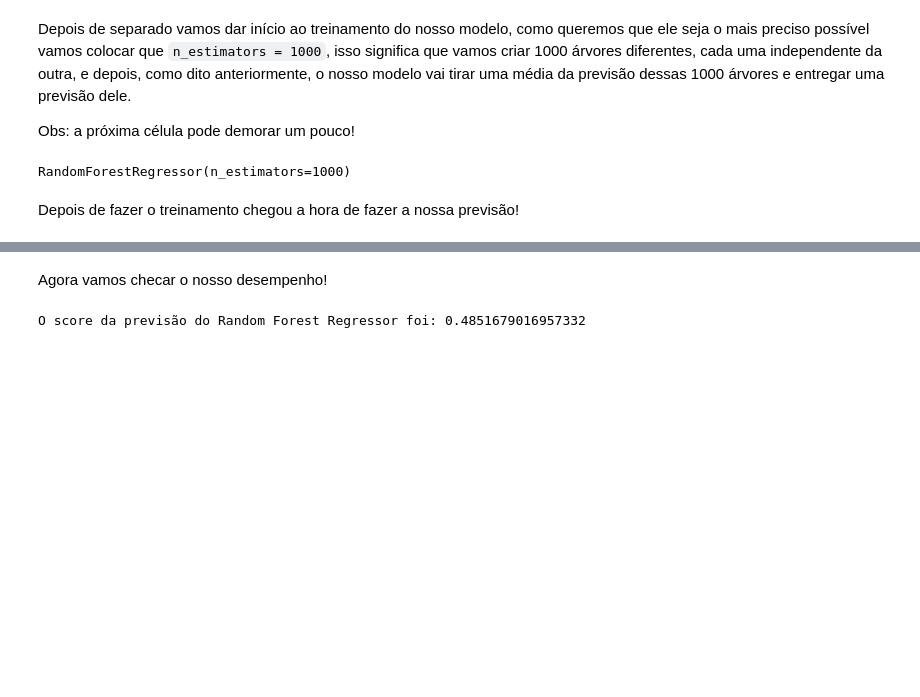
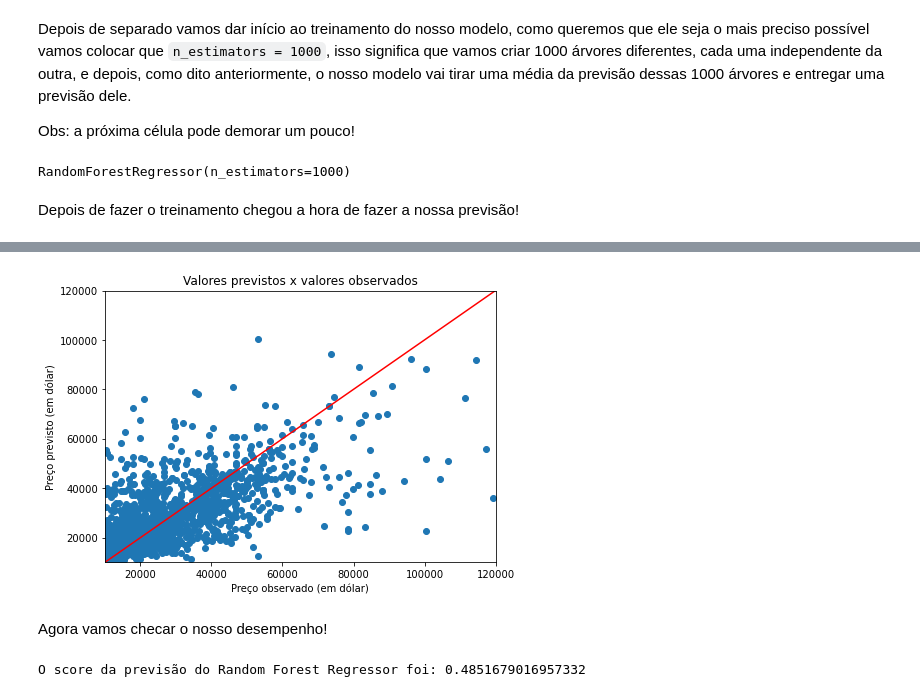
Before and after one commit to EnzoFonteyne/Projeto2CDADOS, a Jupyter notebook: Proj2cdados2021-Final2.ipynb, the cells around one changed output, grey strips where cells are left out. Cells and saved outputs as stored; diff of their text form; code cells hidden in the pictures; blank space fills up the shorter version.

```diff
--- a/Proj2cdados2021-Final2.ipynb
+++ b/Proj2cdados2021-Final2.ipynb
@@ -639,3 +653,15 @@ Y_pred = regressor.predict(X_teste_restringido)
+# %%
+plt.figure(figsize=(7,5))
+plt.scatter(Y_teste,Y_pred)
+plt.plot([10000,120000],[10000,120000], color='red')
+plt.title('Valores previstos x valores observados')
+plt.ylabel('Preço previsto (em dólar)')
+plt.xlabel('Preço observado (em dólar)')
+plt.xlim(10000,120000)
+plt.ylim(10000,120000)
+plt.show()
+# %% [output]
+[figure, added]
 # %% [markdown]
 Agora vamos checar o nosso desempenho!
 # %%
```
Also changed, not shown: parts of 2 cells of this notebook.
